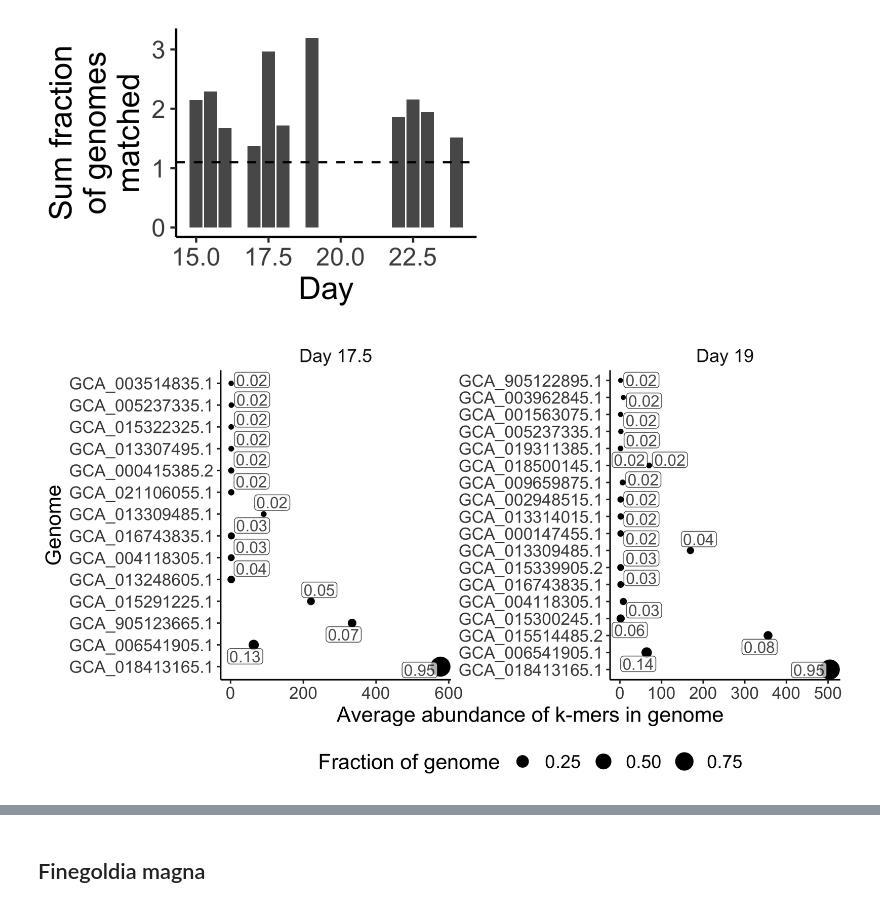
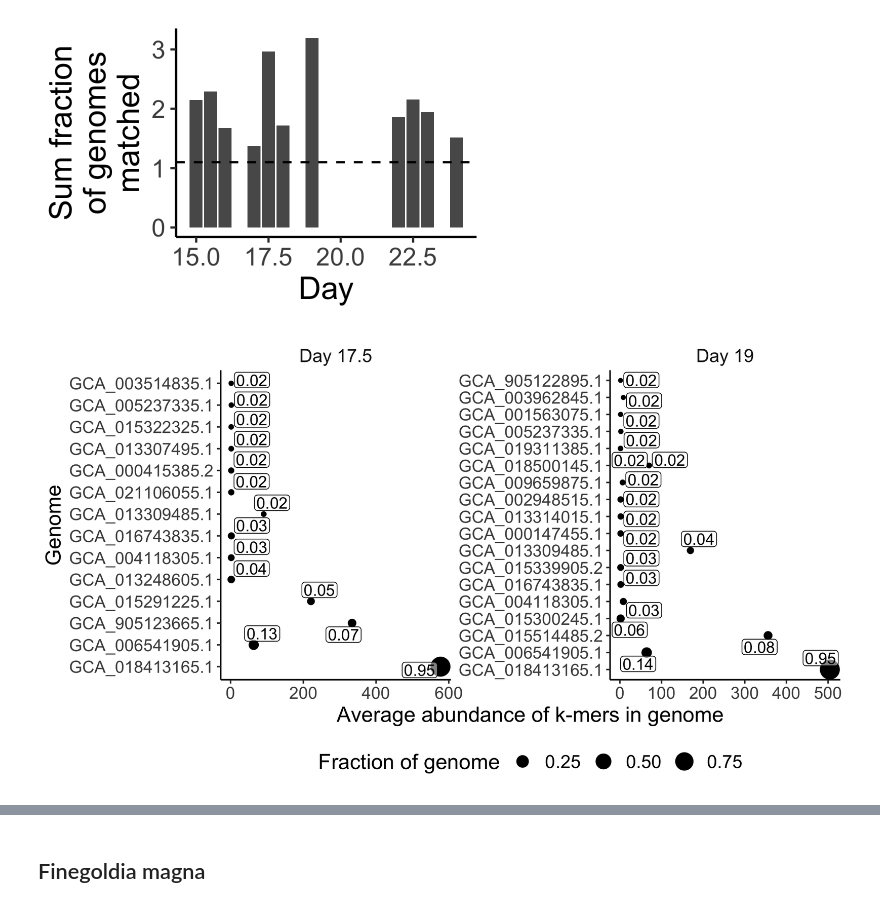
Before and after one commit to Arcadia-Science/2022-sourmashconsumr-validation, a Jupyter notebook: notebooks/20230104_PRJNA60717.ipynb, the cells around one changed output, grey strips where cells are left out. Drawn from its saved outputs; the diff is of its cells as text; code cells hidden in the pictures.

Commit message:
label opacity

```diff
--- a/notebooks/20230104_PRJNA60717.ipynb
+++ b/notebooks/20230104_PRJNA60717.ipynb
@@ -120,31 +109,31 @@ efaec_plt1
 # %%
 # adjust plot size rendered inline
 options(repr.plot.width = 8, repr.plot.height = 4.5, repr.plot.res = 300)
 
 efaec_plt2 <- ggplot(infant_multi_strain_e_faec$plt_data %>%
               mutate(query_name = gsub("day", "Day ", query_name)) %>%
               filter(query_name %in% c("Day 17.5", "Day 19")),
        aes(x = reorder(genome_accession, -f_match),
            y = average_abund,
            label = round(f_match, digits = 2))) +
     geom_point(ggplot2::aes(size = f_match)) +
     coord_flip(clip = "off") +
     facet_wrap(~query_name, scales = "free", nrow = 1) +
-    geom_label_repel(size = 4, color = "black", force = 3, box.padding = 0.1, label.padding = 0.1, alpha = 0.7) +
+    geom_label_repel(size = 4, color = "black", force = 3, box.padding = 0.1, label.padding = 0.1, fill = alpha(c("white"),0.5)) +
     theme_classic() +
     theme(strip.background = ggplot2::element_blank(),
           legend.position = "bottom",
           axis.text = element_text(size = 12),
           axis.title = element_text(size = 15),
           legend.text = element_text(size = 13),
           legend.title = element_text(size = 15),
           strip.text = element_text(size = 13)) +
     labs(y = "Average abundance of k-mers in genome",
          x = "Genome",
          size = "Fraction of genome")
 efaec_plt2
 # %% [output]
-[figure, old version]
+[figure, new version]
 # %%
 options(repr.plot.width = 8, repr.plot.height = 6, repr.plot.res = 300)
 
```
Also changed, not shown: parts of 5 cells of this notebook, 1 other file.
